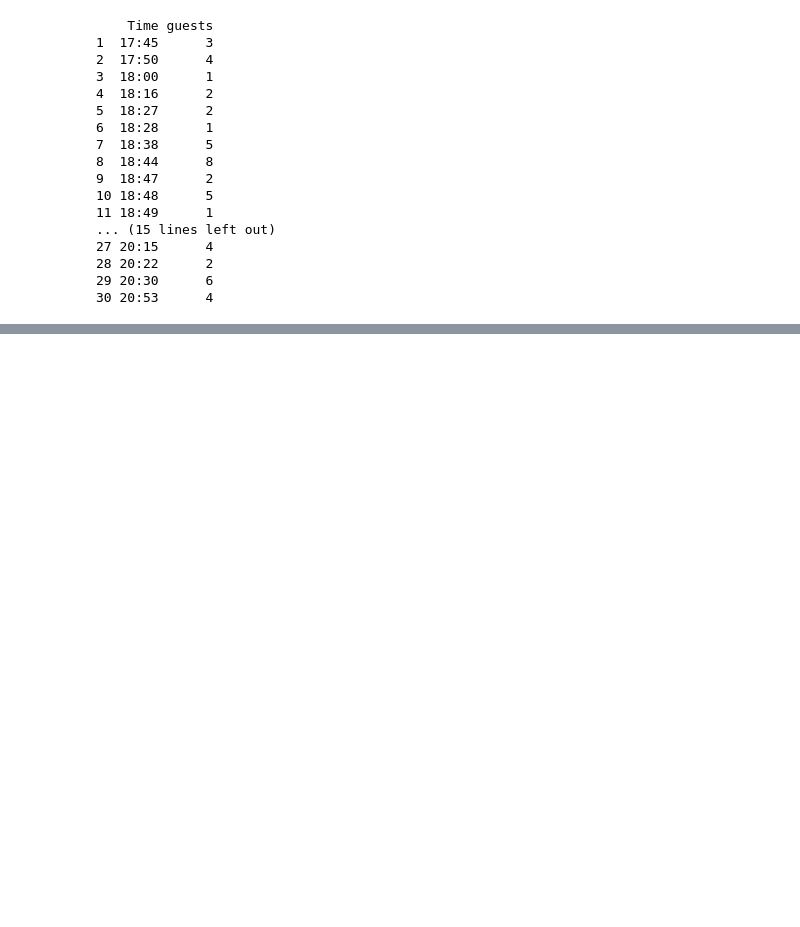
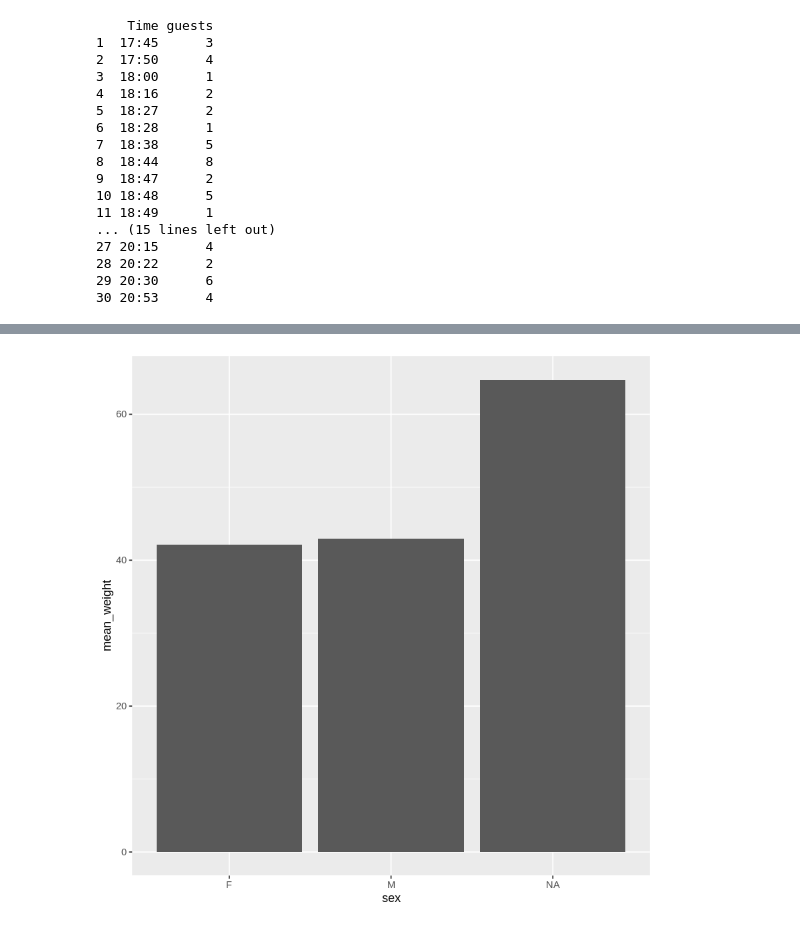
Before and after one commit to dexlau/cs6460, a Jupyter notebook: statistical_literacy_codelab.ipynb, the cells around one changed output, grey strips where cells are left out. Saved outputs shown, nothing was run; the diff lists cells and outputs as text; code cells hidden in the pictures; blank space fills up the shorter version.

```diff
--- a/statistical_literacy_codelab.ipynb
+++ b/statistical_literacy_codelab.ipynb
@@ -295,0 +563,13 @@ Now that you have a data frame loaded into `df`, try all of the above using the
+# %%
+#@title Solution 8
+weight_stats <- surveys %>%
+  filter(weight > 0) %>%  # Filter out weights <= 0.
+  group_by(sex) %>%  # Separate data into groups based on sex.
+  summarise_each(
+    weight,  # Indicate the column we want to summarize.
+    funs=list(mean_weight=mean))  # Indicate `mean` as the aggregator.
+
+ggplot(weight_stats, aes(x=sex,y=mean_weight)) +
+  geom_bar(stat='identity')  # 'identity' indicate values are the bar heights.
+# %% [output]
+[figure, added]
```
Also changed, not shown: parts of 52 cells of this notebook.
